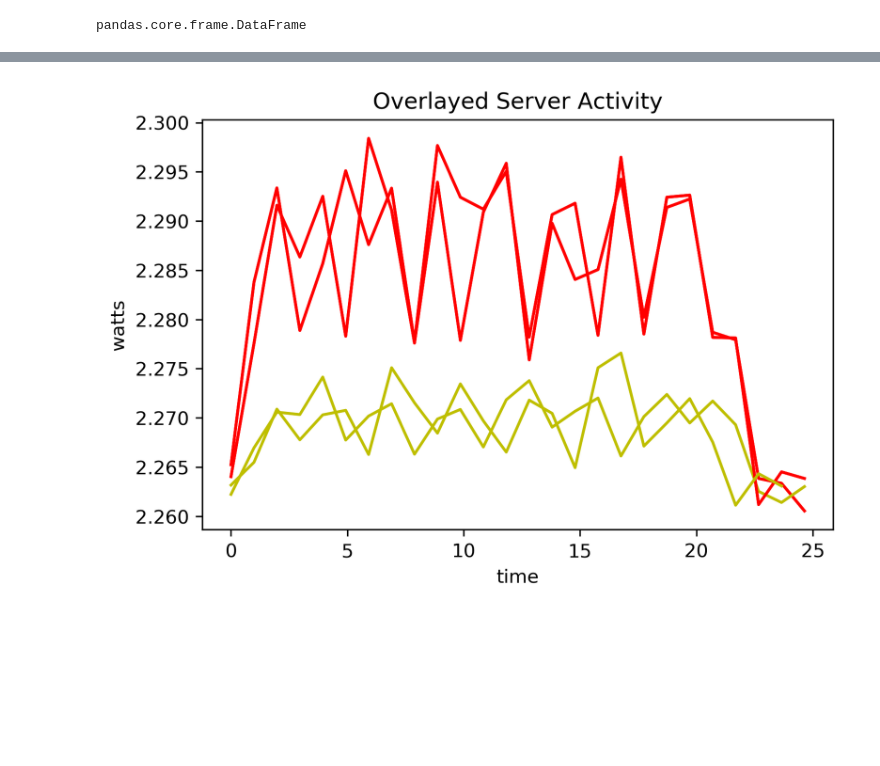
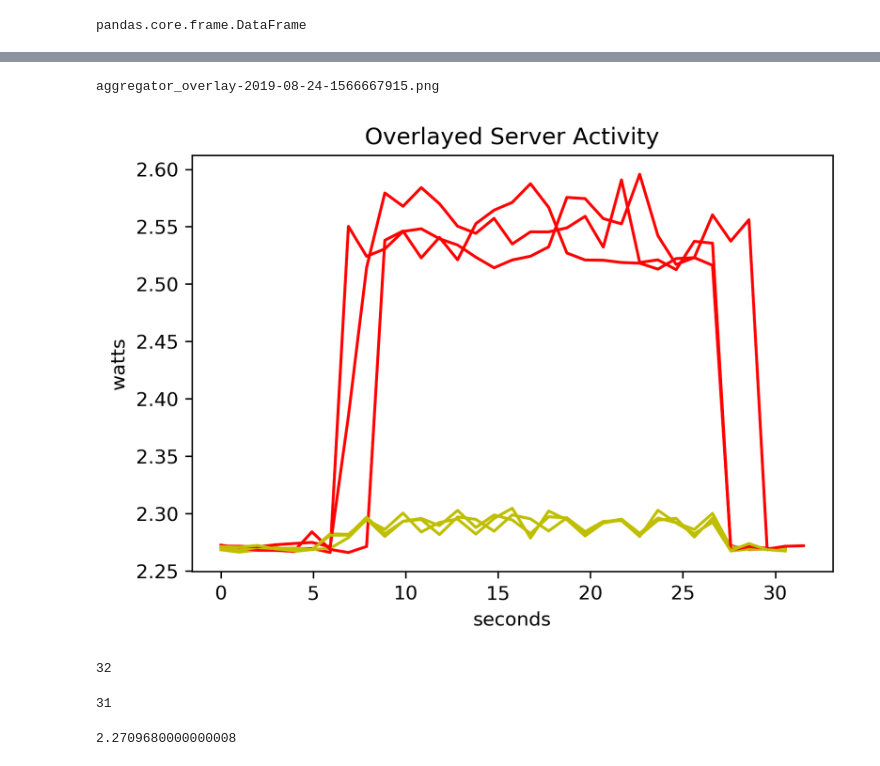
Before and after one commit to alexnathanson/solarserver, a Jupyter notebook: aggregator/aggregator_aug23.ipynb, the cells around one changed output, grey strips where cells are left out. Saved outputs shown, nothing was run; the diff lists cells and outputs as text; code cells hidden in the pictures; blank space fills up the shorter version.

```diff
--- a/aggregator/aggregator_aug23.ipynb
+++ b/aggregator/aggregator_aug23.ipynb
@@ -192,17 +201,0 @@ plt.show()
-# %%
-overlayD1 = inaTestDataD1
-#should this be normalized instead?
-overlayD1.insert(4, 'scaled', overlayD1.time - overlayD1.time[overlayD1.time.index[0]], True)
-
-overlayD2 = inaTestDataD2
-#should this be normalized instead?
-overlayD2.insert(4, 'scaled', overlayD2.time - overlayD2.time[overlayD2.time.index[0]], True)
-
-overlayS1 = inaTestDataS1
-#should this be normalized instead?
-overlayS1.insert(4, 'scaled', overlayS1.time - overlayS1.time[overlayS1.time.index[0]], True)
-
-
-overlayS2 = inaTestDataS2
-#should this be normalized instead?
-overlayS2.insert(4, 'scaled', overlayS2.time - overlayS2.time[overlayS2.time.index[0]], True)
@@ -229,22 +202,37 @@ overlayD2
+# %%
+overlayData = dataFrameSplits
+#overlayData[3]
+# %%
+for overlays in list(range(len(dataFrameSplits))):
+    overlayData[overlays].insert(4, 'scaled', overlayData[overlays].time - overLayData[overlays].time[overlayData[overlays].time.index[0]], True)
 # %%
 fig, ax = plt.subplots(dpi=300)
-
+'''
 x = overlayD1.loc[:,'scaled']
 y = overlayD1.loc[:,'watts']
 ax.plot(x,y, color='r')
 
 ax.set(xlabel='time', ylabel='watts',
        title='Overlayed Server Activity')
 
+'''
+
+colors = ['r','y']
+for plotNum in list(range(len(overlayData))):
+    ax.plot(overlayData[plotNum].loc[:,'scaled'], overlayData[plotNum].loc[:,'watts'], color=colors[plotNum%2])
+
+ax.set(xlabel='seconds', ylabel='watts',
+       title='Overlayed Server Activity')
+
 #ax.scatter(x=overlayD1.loc[:,'scaled'], y=overlayD1.loc[:,'watts'], color='r')
-ax.plot(overlayS1.loc[:,'scaled'], overlayS1.loc[:,'watts'], color='y')
+#ax.plot(overlayS1.loc[:,'scaled'], overlayS1.loc[:,'watts'], color='y')
 
-ax.plot(overlayD2.loc[:,'scaled'], overlayD2.loc[:,'watts'], color='r')
-ax.plot(overlayS2.loc[:,'scaled'], overlayS2.loc[:,'watts'], color='y')
-
+#plt.legend()
 #ax.grid()
-
-fig.savefig("aggregator_overlay-"+str(datetime.date.today())+"-"+str(int(time.time()))+".png")
+pngName2 = "aggregator_overlay-"+str(datetime.date.today())+"-"+str(int(time.time()))+".png"
+print(pngName2)
+fig.savefig(pngName2)
 plt.show()
 # %% [output]
+aggregator_overlay-2019-08-24-1566667915.png
-[figure, old version]
+[figure, new version]
@@ -250,0 +242,19 @@ plt.show()
+# %%
+averagedData[0].shape[0]
+# %% [output]
+32
+# %%
+#find the shortest length of the data sets
+dataLengths = []
+
+for mins in list(range(len(overlayData))):
+    dataLengths.append(averagedData[mins].shape[0])
+minData = min(dataLengths)
+
+minData
+# %% [output]
+31
+# %%
+averagedData[4].watts.loc[averagedData[4].index[6]]
+# %% [output]
+2.2709680000000008
```
Also changed, not shown: parts of 27 cells of this notebook, 16 other files.
